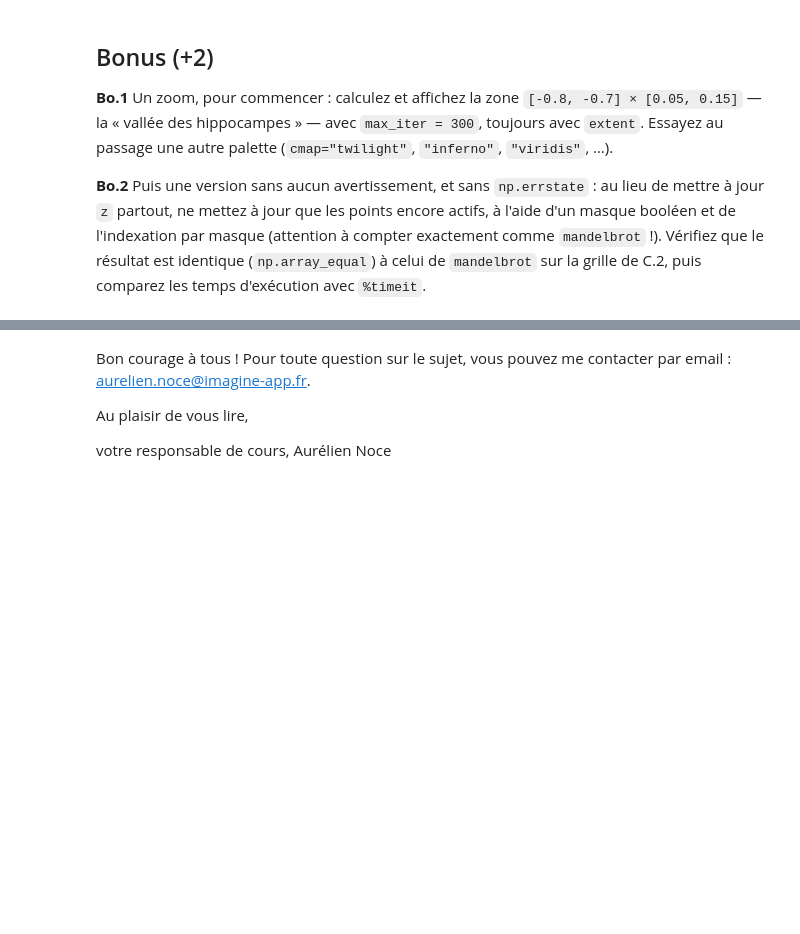
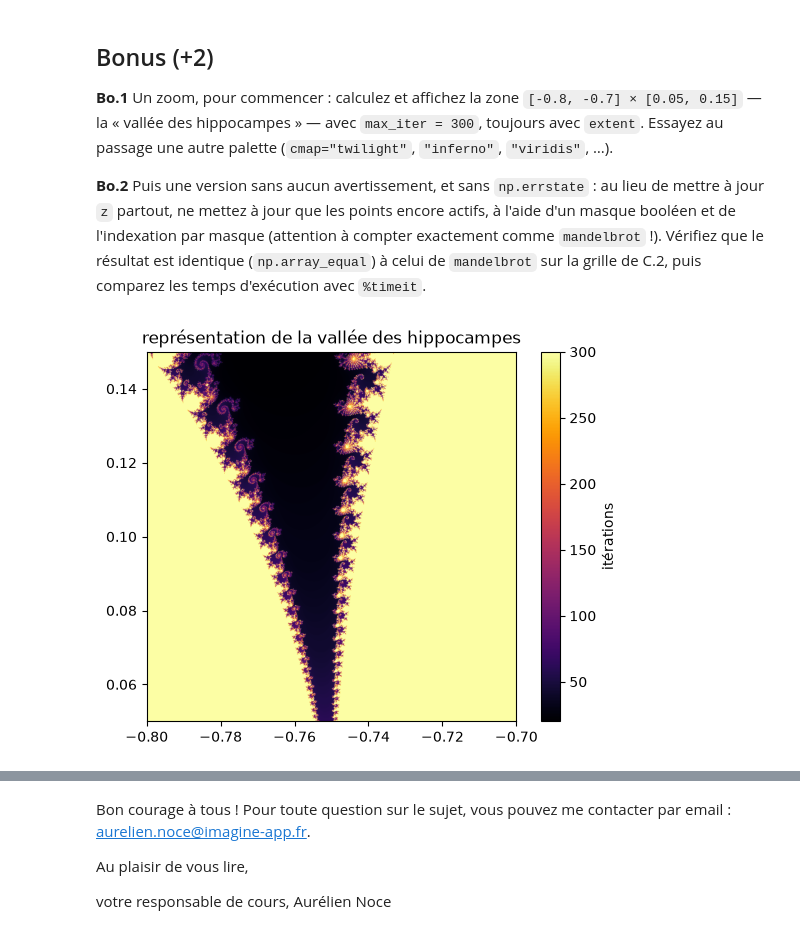
Before and after one commit to alicewagner25-svg/pe-homework, a Jupyter notebook: D2/sujet.ipynb, the cells around one changed output, grey strips where cells are left out. Cells and saved outputs as stored; diff of their text form; code cells hidden in the pictures; blank space fills up the shorter version.

Commit message:
D2 - Monte-Carlo et Mandelbrot + bonus

```diff
--- a/D2/sujet.ipynb
+++ b/D2/sujet.ipynb
@@ -301,9 +301,9 @@ def mandelbrot(c, max_iter = 100):
     z = np.zeros( shape = c.shape, dtype = complex)
     with np.errstate(over="ignore", invalid="ignore"):
       while i < max_iter:
-         masque = np.abs(z) <= 2
-         z[masque] = np.square(z[masque]) + c[masque]
-         iter[masque] += 1
+         ok = np.abs(z) <= 2
+         z = np.square(z) + c
+         iter[ok] += 1
          i += 1
     return iter
 # %%
@@ -348,3 +348,31 @@ ok
 **Bo.2** Puis une version sans aucun avertissement, et sans `np.errstate` : au lieu de mettre à jour `z` partout, ne mettez à jour que les points encore actifs, à l'aide d'un masque booléen et de l'indexation par masque (attention à compter exactement comme `mandelbrot` !). Vérifiez que le résultat est identique (`np.array_equal`) à celui de `mandelbrot` sur la grille de C.2, puis comparez les temps d'exécution avec `%timeit`.
 # %%
 # votre code
+c = grille(-0.8, -0.7, 0.05, 0.15, 900, 900)
+M = mandelbrot( c , max_iter= 300)
+plt.imshow(M, extent = [-0.8, -0.7, 0.05, 0.15], origin = "lower", cmap = "inferno");
+plt.colorbar(label = "itérations")
+plt.title("représentation de la vallée des hippocampes")
+plt.savefig("hippocampes.png")
+plt.show()
+
+def mandelbrot2(c, max_iter = 100):
+    iter = np.zeros ( shape = c.shape , dtype = int)
+    i = 0
+    z = np.zeros( shape = c.shape, dtype = complex)
+    while i < max_iter:
+         ok = np.abs(z) <= 2
+         z[ok] = np.square(z[ok]) + c[ok]
+         iter[ok] += 1
+         i += 1
+    return iter
+
+c2 = grille(-0.8, -0.7, 0.05, 0.15, 900, 900)
+M1 = mandelbrot( c2 , max_iter= 100)
+M2 = mandelbrot2( c2 , max_iter= 100)
+np.array_equal(M1, M2)
+
+%timeit M1 = mandelbrot( c2 , max_iter= 100)
+%timeit M2 = mandelbrot2( c2 , max_iter= 100)
+# %% [output]
+[figure, added]
```
Also changed, not shown: parts of 4 cells of this notebook, 2 other files.
